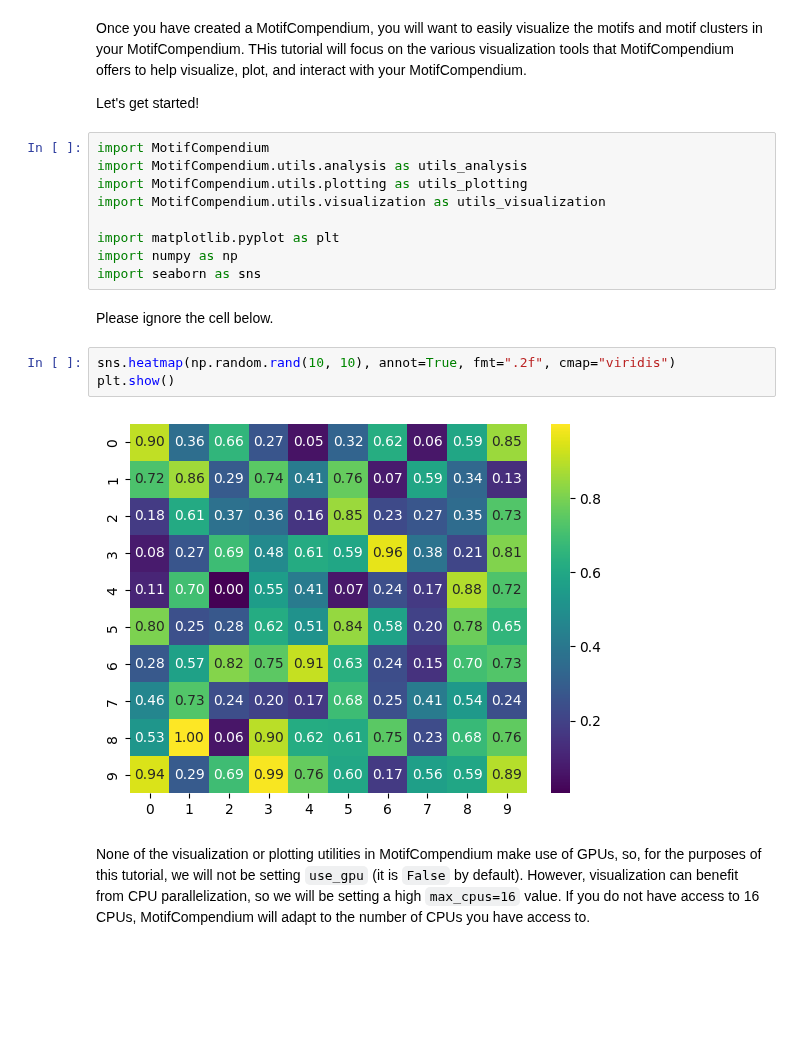
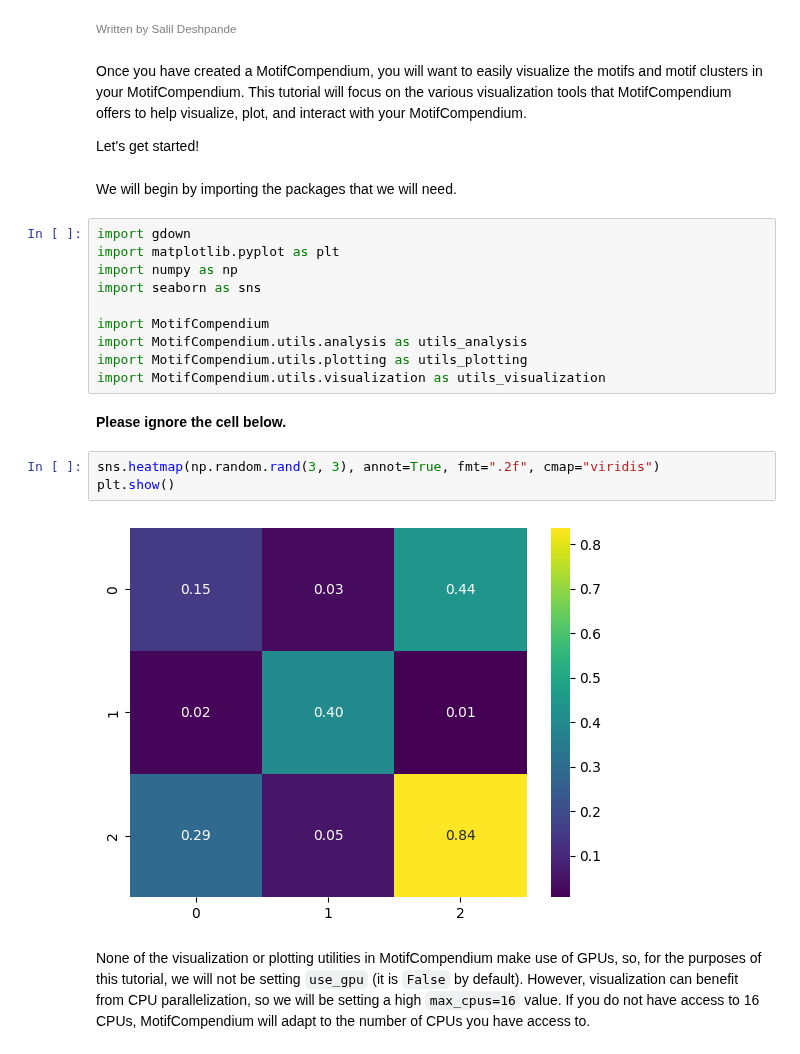
Before and after one commit to kundajelab/MotifCompendium, a Jupyter notebook: tutorials/4_visualization.ipynb, the cells around one changed output. Saved outputs shown, nothing was run; the diff lists cells and outputs as text; blank space fills up the shorter version.

Commit message:
tutorial 4 finalized

```diff
--- a/tutorials/4_visualization.ipynb
+++ b/tutorials/4_visualization.ipynb
@@ -1,23 +1,28 @@
+# %% [markdown]
+<span style="color:gray; font-size:smaller;">Written by Salil Deshpande</span>
 # %% [markdown]
-Once you have created a MotifCompendium, you will want to easily visualize the motifs and motif clusters in your MotifCompendium. THis tutorial will focus on the various visualization tools that MotifCompendium offers to help visualize, plot, and interact with your MotifCompendium.
+Once you have created a MotifCompendium, you will want to easily visualize the motifs and motif clusters in your MotifCompendium. This tutorial will focus on the various visualization tools that MotifCompendium offers to help visualize, plot, and interact with your MotifCompendium.
 
 Let's get started!
+# %% [markdown]
+We will begin by importing the packages that we will need.
 # %%
+import gdown
+import matplotlib.pyplot as plt
+import numpy as np
+import seaborn as sns
+
 import MotifCompendium
 import MotifCompendium.utils.analysis as utils_analysis
 import MotifCompendium.utils.plotting as utils_plotting
 import MotifCompendium.utils.visualization as utils_visualization
-
-import matplotlib.pyplot as plt
-import numpy as np
-import seaborn as sns
 # %% [markdown]
-Please ignore the cell below.
+**Please ignore the cell below.**
 # %%
-sns.heatmap(np.random.rand(10, 10), annot=True, fmt=".2f", cmap="viridis")
+sns.heatmap(np.random.rand(3, 3), annot=True, fmt=".2f", cmap="viridis")
 plt.show()
 # %% [output]
-[figure, old version]
+[figure, new version]
 # %% [markdown]
 None of the visualization or plotting utilities in MotifCompendium make use of GPUs, so, for the purposes of this tutorial, we will not be setting `use_gpu` (it is `False` by default). However, visualization can benefit from CPU parallelization, so we will be setting a high `max_cpus=16` value. If you do not have access to 16 CPUs, MotifCompendium will adapt to the number of CPUs you have access to.
 # %%
```
Also changed, not shown: parts of 31 cells of this notebook, 14 other files.
